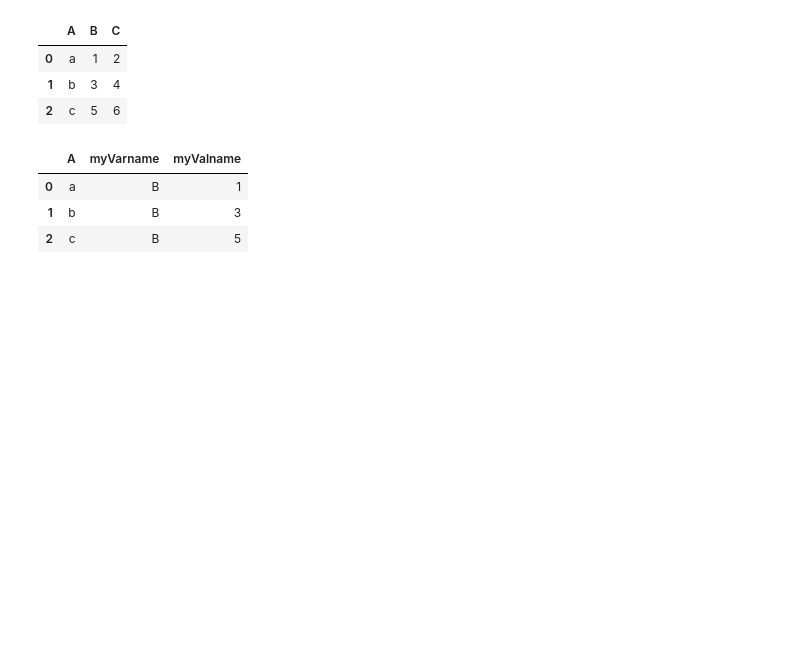
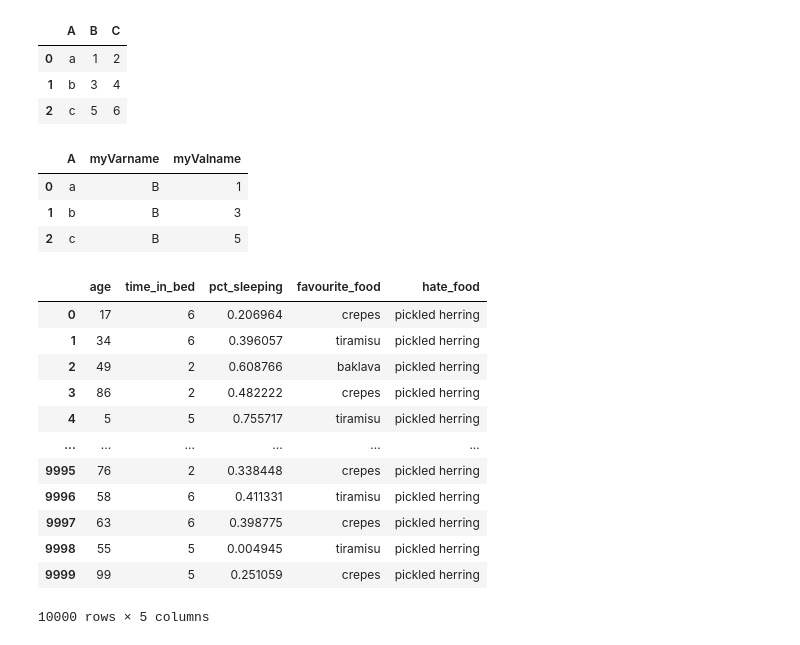
Before and after one commit to Nikit-V-Mitic/Python-Testing, a Jupyter notebook: PandasBasicsSheet.ipynb, the cells around one changed output. Drawn from its saved outputs; the diff is of its cells as text; code cells hidden in the pictures; blank space fills up the shorter version.

```diff
--- a/PandasBasicsSheet.ipynb
+++ b/PandasBasicsSheet.ipynb
@@ -750,0 +754,25 @@ df.melt(id_vars=['A'], value_vars=['B'],
+# %%
+def get_data(size = 10_000):
+    df = pd.DataFrame()
+    df['age'] = np.random.randint(0, 100, size)
+    df['time_in_bed'] = np.random.randint(0, 9, size)
+    df['pct_sleeping'] = np.random.rand(size)
+    df['favourite_food'] = np.random.choice(['tiramisu', 'baklava', 'crepes'], size)
+    df['hate_food'] = np.random.choice(['pickled herring', 'aspic', 'pigfat on bread'])
+    return df
+# %%
+get_data()
+# %% [output]
+|  | age | time_in_bed | pct_sleeping | favourite_food | hate_food |
+| 0 | 17 | 6 | 0.206964 | crepes | pickled herring |
+| 1 | 34 | 6 | 0.396057 | tiramisu | pickled herring |
+| 2 | 49 | 2 | 0.608766 | baklava | pickled herring |
+| 3 | 86 | 2 | 0.482222 | crepes | pickled herring |
+| 4 | 5 | 5 | 0.755717 | tiramisu | pickled herring |
+| ... | ... | ... | ... | ... | ... |
+| 9995 | 76 | 2 | 0.338448 | crepes | pickled herring |
+| 9996 | 58 | 6 | 0.411331 | tiramisu | pickled herring |
+| 9997 | 63 | 6 | 0.398775 | crepes | pickled herring |
+| 9998 | 55 | 5 | 0.004945 | tiramisu | pickled herring |
+| 9999 | 99 | 5 | 0.251059 | crepes | pickled herring |
+10000 rows × 5 columns
```
Also changed, not shown: parts of 6 cells of this notebook.
